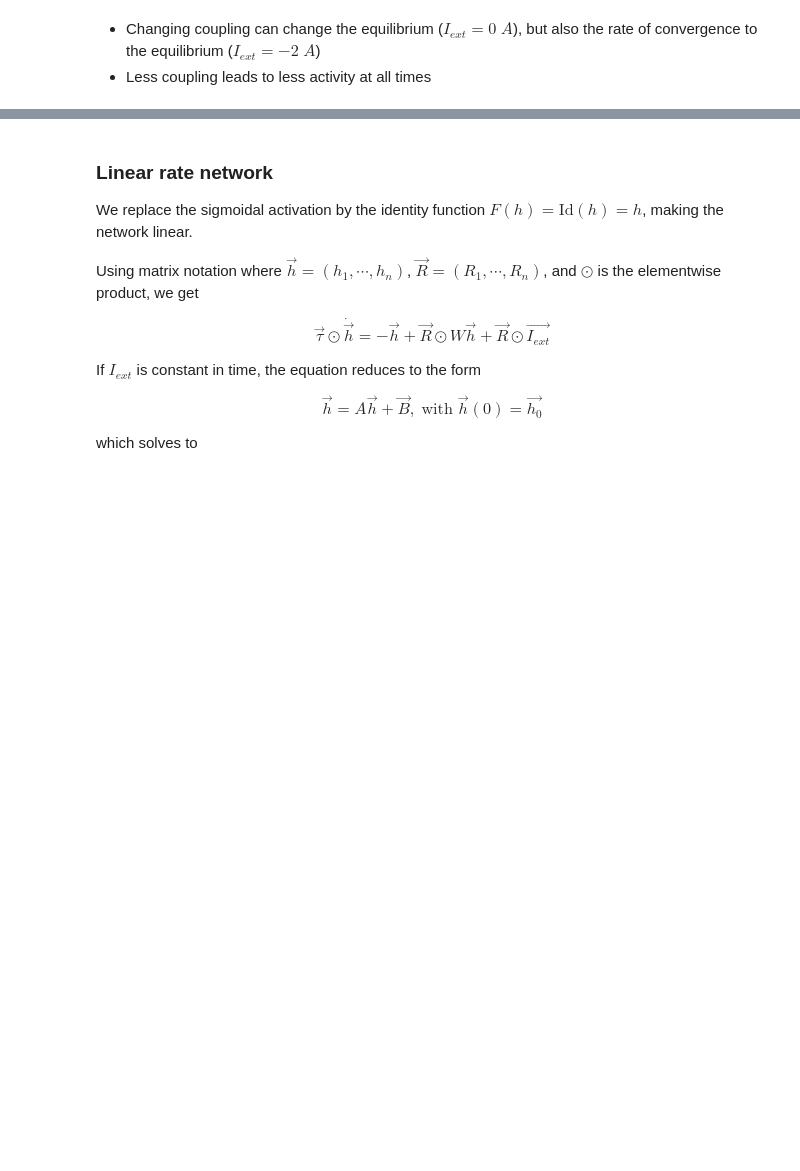
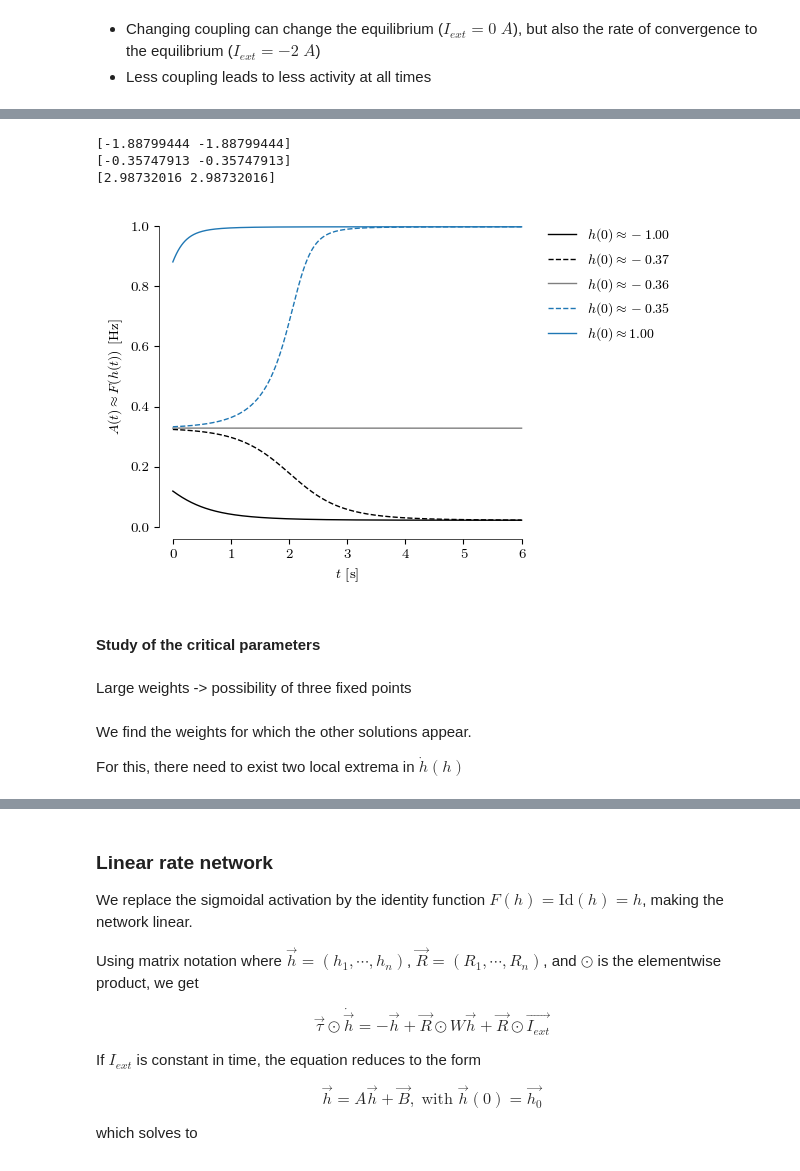
Before and after one commit to ninivert/BIO465-cortical-surround-suppression, a Jupyter notebook: src/notebook.ipynb, the cells around one changed output, grey strips where cells are left out. Drawn from its saved outputs; the diff is of its cells as text; code cells hidden in the pictures; blank space fills up the shorter version.

```diff
--- a/src/notebook.ipynb
+++ b/src/notebook.ipynb
@@ -121,0 +160,49 @@ plt.show()
+# %%
+R = 1
+I = -2
+W = 5
+F = lambda h: 0.5*(1 + np.tanh(h))
+print(scipy.optimize.fsolve(lambda h: -h + R*W*F(h) + R*I, [-3, -2]))
+print(scipy.optimize.fsolve(lambda h: -h + R*W*F(h) + R*I, [-0.5, 0]))
+print(scipy.optimize.fsolve(lambda h: -h + R*W*F(h) + R*I, [2, 3]))
+# %% [output]
+[-1.88799444 -1.88799444]
+[-0.35747913 -0.35747913]
+[2.98732016 2.98732016]
+# %%
+plt.close()
+fig, ax = plt.subplots(dpi=100)
+
+pop = Populations(W=np.array([[5]]), tau=0.60, R=1, gain_fn=sigmoid, I_ext=Flat(-2))
+
+for h0, (linecolor, linestyle) in zip(
+	(-1, -0.35747913 - 0.01, -0.35747913, -0.35747913 + 0.01, 1),
+	(('k', '-'), ('k', '--'), ('tab:grey', '-'), ('tab:blue', '--'), ('tab:blue', '-'))
+):
+	res = pop.simulate_h(np.array([h0]), (0, 6), dt_max=0.01)
+	ax.plot(
+		res.t, pop.gain_fn(res.y[0]),
+		linestyle=linestyle, color=linecolor,
+		label=f'$h(0) \\approx {h0:.2f}$',
+	)
+
+ax.set_xlabel('$t$ [s]')
+ax.set_ylabel('$A(t) \\approx F(h(t))$ [Hz]')
+ax.set_ylim((0, 1))
+data_lim(ax, which='x')
+breathe(ax)
+ax.legend(bbox_to_anchor=(1, 1), loc='upper left')
+plt.show()
+
+fig.set_size_inches((4, 2))
+fig.savefig('../report/figures/pop_single_threesol.pdf')
+# %% [output]
+[figure, added]
+# %% [markdown]
+#### Study of the critical parameters
+# %% [markdown]
+Large weights -> possibility of three fixed points
+# %% [markdown]
+We find the weights for which the other solutions appear.
+
+For this, there need to exist two local extrema in $\dot h(h)$
```
Also changed, not shown: parts of 17 cells of this notebook, 6 other files.
